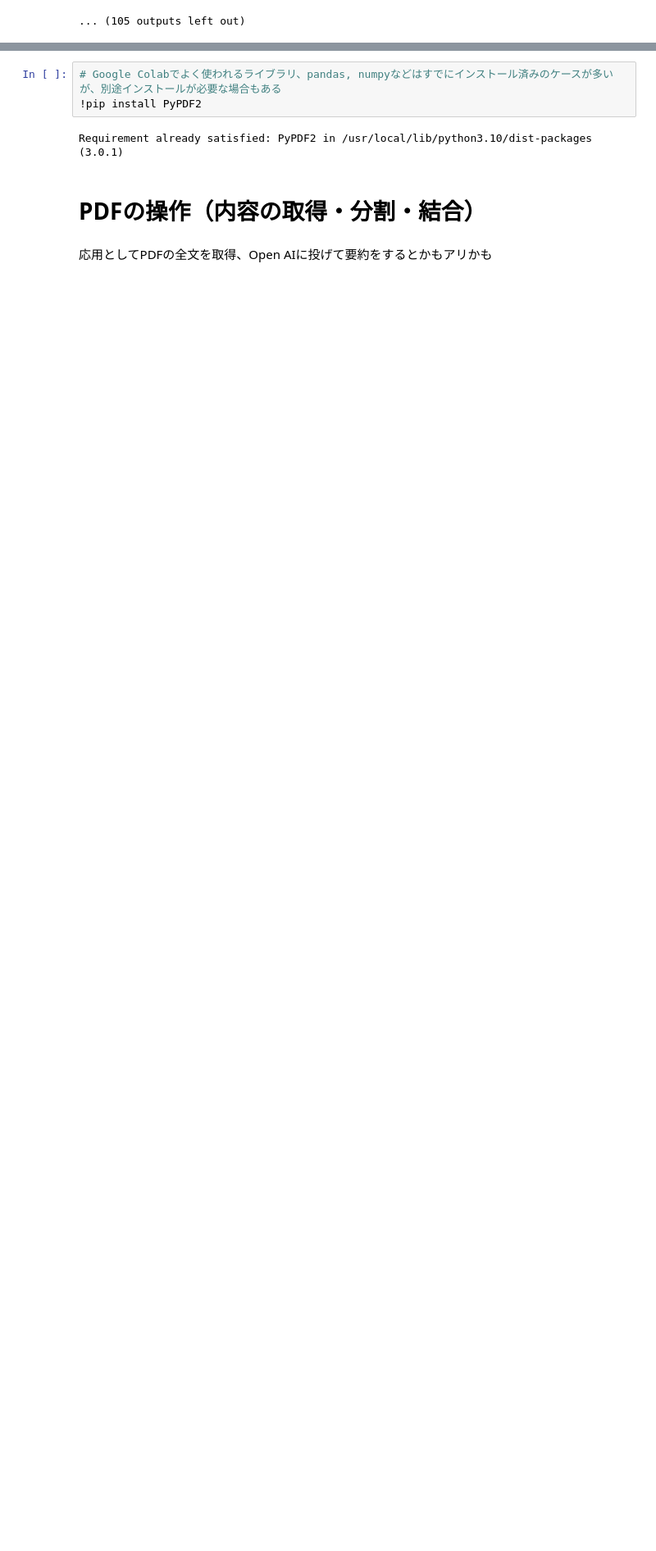
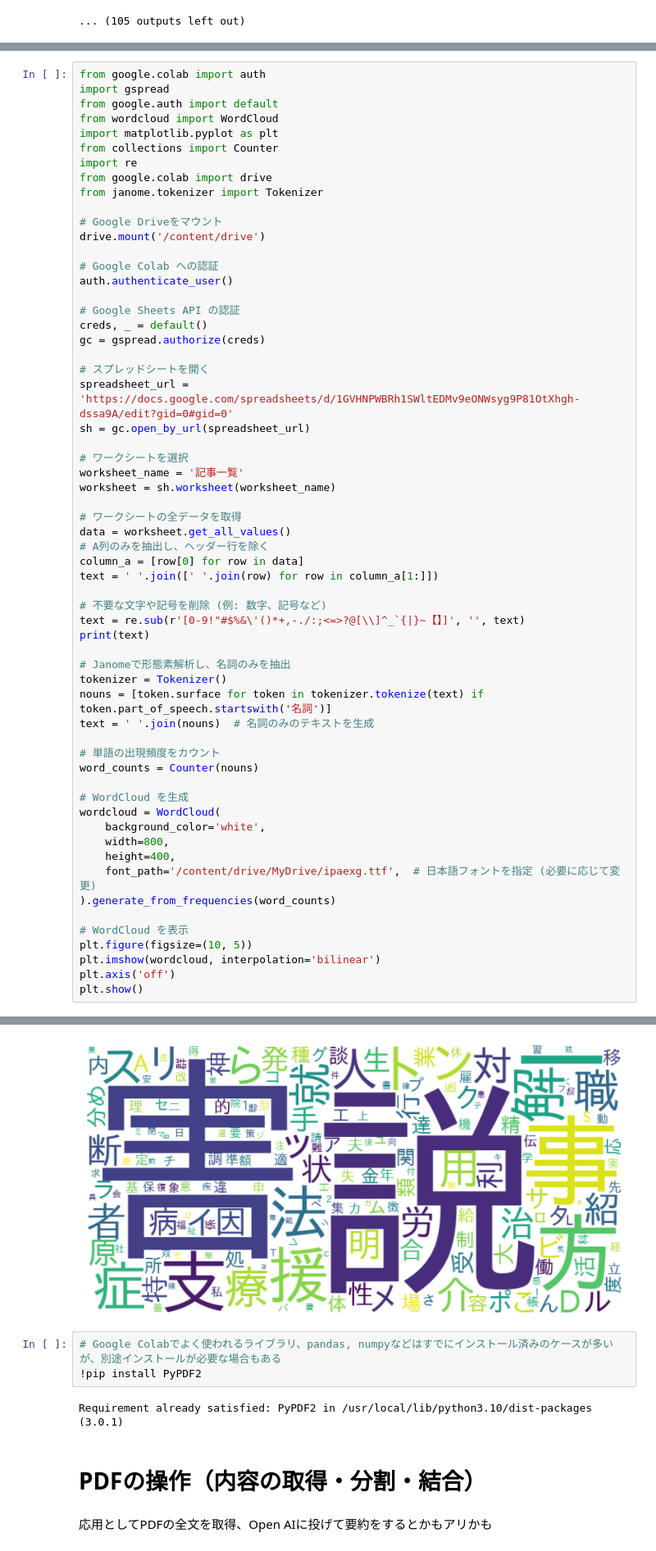
Before and after one commit to nepia-infinity/Collab-Enjoy-Python, a Jupyter notebook: Python勉強会.ipynb, the cells around one changed output, grey strips where cells are left out. Shown at 82% size. Cells and saved outputs as stored; diff of their text form; blank space fills up the shorter version.

Commit message:
Colab を使用して作成されました

```diff
--- a/Python勉強会.ipynb
+++ b/Python勉強会.ipynb
@@ -73,0 +164,61 @@ Downloaded and saved 東京都オープンデータカタログ_004.jpg
+# %%
+from google.colab import auth
+import gspread
+from google.auth import default
+from wordcloud import WordCloud
+import matplotlib.pyplot as plt
+from collections import Counter
+import re
+from google.colab import drive
+from janome.tokenizer import Tokenizer
+
+# Google Driveをマウント
+drive.mount('/content/drive')
+
+# Google Colab への認証
+auth.authenticate_user()
+
+# Google Sheets API の認証
+creds, _ = default()
+gc = gspread.authorize(creds)
+
+# スプレッドシートを開く
+spreadsheet_url = 'https://docs.google.com/spreadsheets/d/1GVHNPWBRh1SWltEDMv9eONWsyg9P81OtXhgh-dssa9A/edit?gid=0#gid=0'
+sh = gc.open_by_url(spreadsheet_url)
+
+# ワークシートを選択
+worksheet_name = '記事一覧'
+worksheet = sh.worksheet(worksheet_name)
+
+# ワークシートの全データを取得
+data = worksheet.get_all_values()
+# A列のみを抽出し、ヘッダー行を除く
+column_a = [row[0] for row in data]
+text = ' '.join([' '.join(row) for row in column_a[1:]])
+
+# 不要な文字や記号を削除 (例: 数字、記号など)
+text = re.sub(r'[0-9!"#$%&\'()*+,-./:;<=>?@[\\]^_`{|}~【】]', '', text)
+print(text)
+
+# Janomeで形態素解析し、名詞のみを抽出
+tokenizer = Tokenizer()
+nouns = [token.surface for token in tokenizer.tokenize(text) if token.part_of_speech.startswith('名詞')]
+text = ' '.join(nouns)  # 名詞のみのテキストを生成
+
+# 単語の出現頻度をカウント
+word_counts = Counter(nouns)
+
+# WordCloud を生成
+wordcloud = WordCloud(
+    background_color='white',
+    width=800,
+    height=400,
+    font_path='/content/drive/MyDrive/ipaexg.ttf',  # 日本語フォントを指定 (必要に応じて変更)
+).generate_from_frequencies(word_counts)
+
+# WordCloud を表示
+plt.figure(figsize=(10, 5))
+plt.imshow(wordcloud, interpolation='bilinear')
+plt.axis('off')
+plt.show()
+# %% [output]
@@ -74,3 +227,4 @@ Downloaded and saved 東京都オープンデータカタログ_004.jpg
+[figure, added]
 # %%
 # Google Colabでよく使われるライブラリ、pandas, numpyなどはすでにインストール済みのケースが多いが、別途インストールが必要な場合もある
 !pip install PyPDF2
```
Also changed, not shown: parts of 5 cells of this notebook.
